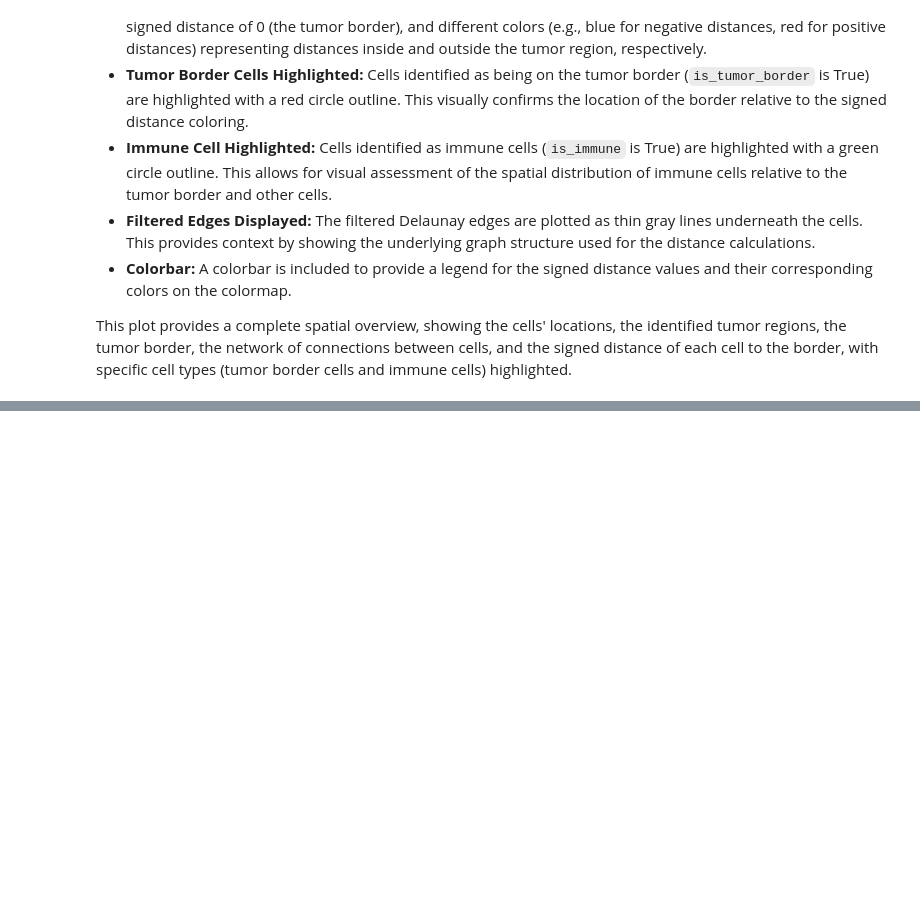
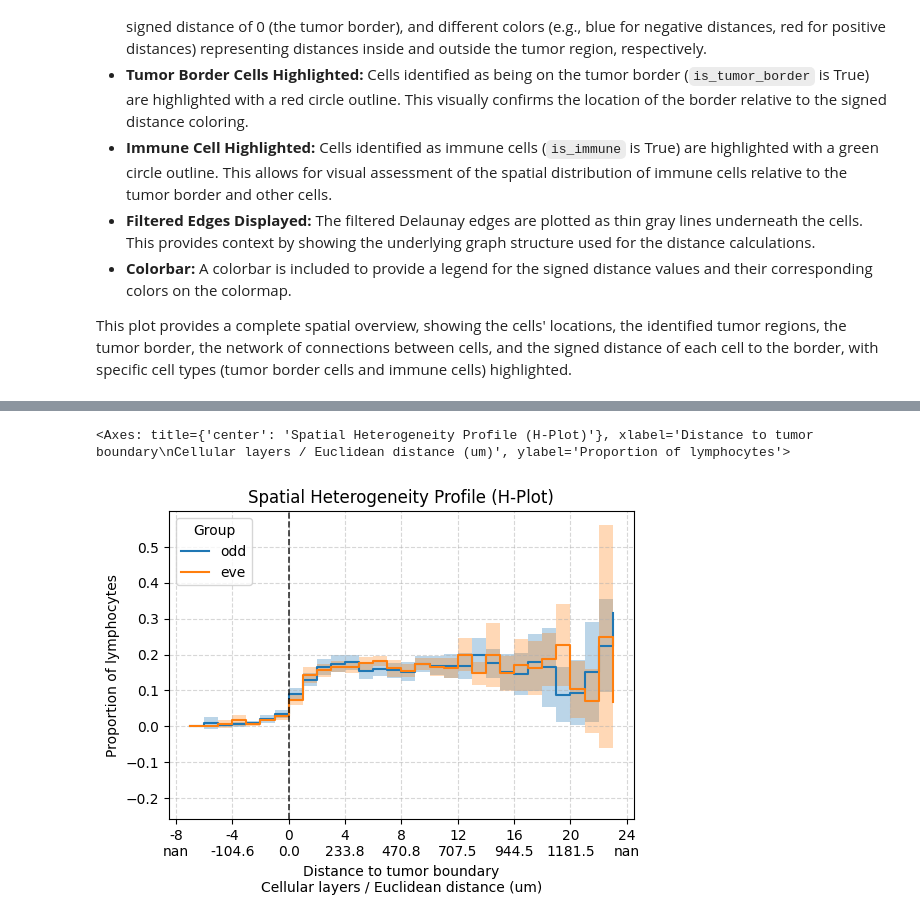
Before and after one commit to huangch/hplot_tutorial, a Jupyter notebook: hplot_tutorial.ipynb, the cells around one changed output, grey strips where cells are left out. Cells and saved outputs as stored; diff of their text form; code cells hidden in the pictures; blank space fills up the shorter version.

```diff
--- a/hplot_tutorial.ipynb
+++ b/hplot_tutorial.ipynb
@@ -963,15 +1004,18 @@ for i in range(50):
   df_with_distances.loc[df_with_distances['is_tumor_region'], 'signed_distance_to_border'] *= -1
   df_with_distances['signed_distance_to_border'] = df_with_distances['signed_distance_to_border'].replace([np.inf, -np.inf], np.nan)
 
-  # Prepare data for lymphocyte ratio by signed distance plot
-  lymphocyte_ratio_plot_data = calculate_cumulative_avg_distance_lymphocyte_ratio(df_with_distances, filtered_edges_df)
+  # Prepare data for immune cell ratio by signed distance plot
+  immune_ratio_plot_data = calculate_cumulative_avg_distance_immune_cell_ratio(df_with_distances, filtered_edges_df)
 
   for layer in range(-12, 24):
-    if layer in lymphocyte_ratio_plot_data['signed_distance'].tolist():
-      value = lymphocyte_ratio_plot_data[lymphocyte_ratio_plot_data['signed_distance'] == layer]['lymphocyte_ratio'].values[0]
-      distance = lymphocyte_ratio_plot_data[lymphocyte_ratio_plot_data['signed_distance'] == layer]['cumulative_avg_edge_length'].values[0]
+    if layer in immune_ratio_plot_data['signed_distance'].tolist():
+      value = immune_ratio_plot_data[immune_ratio_plot_data['signed_distance'] == layer]['immune_ratio'].values[0]
+      distance = immune_ratio_plot_data[immune_ratio_plot_data['signed_distance'] == layer]['cumulative_avg_edge_length'].values[0]
       result_df.loc[len(result_df)] = [region_id, layer, value, label, distance]
 # %%
 h = HPlot()
-h.fit(result_df, value_col='value', layer_col='layer', case_col='region_id', group_col='group', distance_col='distance', distance_unit='um')
+h.fit(result_df, value_col='value', layer_col='layer', group_col='group', distance_col='distance', distance_unit='um')
 h.plot(ci_show=True)
+# %% [output]
+<Axes: title={'center': 'Spatial Heterogeneity Profile (H-Plot)'}, xlabel='Distance to tumor boundary\nCellular layers / Euclidean distance (um)', ylabel='Proportion of lymphocytes'>
+[figure, added]
```
Also changed, not shown: parts of 12 cells of this notebook.
